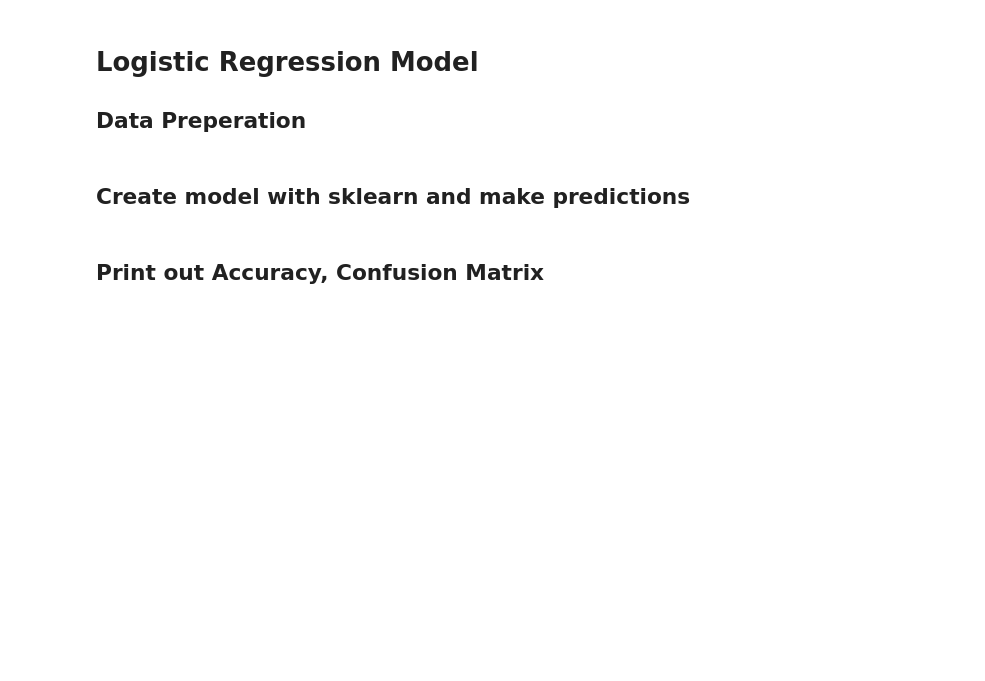
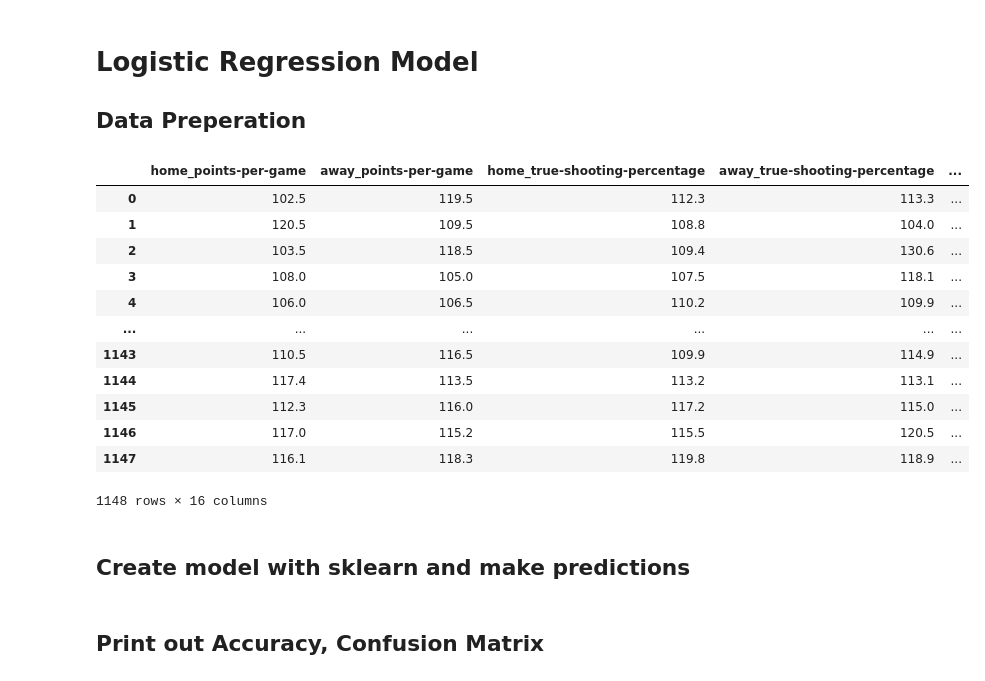
Before and after one commit to evangoldsmith/nba-regression, a Jupyter notebook: regression_model.ipynb, the cells around one changed output. Drawn from its saved outputs; the diff is of its cells as text; code cells hidden in the pictures; blank space fills up the shorter version.

```diff
--- a/regression_model.ipynb
+++ b/regression_model.ipynb
@@ -4,23 +4,39 @@
 # %%
 import pandas as pd
 import numpy as np
 from sklearn.model_selection import train_test_split
 from sklearn.preprocessing import StandardScaler
 
 # Filepath for CSV file with matchup data
-filename = 'data/full-22-23-matchups.csv'
+filename = 'matchups.csv'
 
 df = pd.read_csv(filename)
 
-X = df.drop(['Outcome', 'Game ID', 'Date', 'Home Team', 'Away Team'], axis=1)
-y = df['Outcome']
-ids = df['Game ID']
+X = df.drop(['outcome', 'id', 'date', 'home_team', 'away_team'], axis=1)
+y = df['outcome']
+ids = df['id']
 
 # Normalize the features
 scaler = StandardScaler()
 X_scaled = scaler.fit_transform(X)
 
 X_train, X_test, y_train, y_test, id_train, id_test = train_test_split(X_scaled, y, ids, test_size=0.2, shuffle=True)
+
+X
+# %% [output]
+|  | home_points-per-game | away_points-per-game | home_true-shooting-percentage | away_true-shooting-percentage | ... |
+| 0 | 102.5 | 119.5 | 112.3 | 113.3 | ... |
+| 1 | 120.5 | 109.5 | 108.8 | 104.0 | ... |
+| 2 | 103.5 | 118.5 | 109.4 | 130.6 | ... |
+| 3 | 108.0 | 105.0 | 107.5 | 118.1 | ... |
+| 4 | 106.0 | 106.5 | 110.2 | 109.9 | ... |
+| ... | ... | ... | ... | ... | ... |
+| 1143 | 110.5 | 116.5 | 109.9 | 114.9 | ... |
+| 1144 | 117.4 | 113.5 | 113.2 | 113.1 | ... |
+| 1145 | 112.3 | 116.0 | 117.2 | 115.0 | ... |
+| 1146 | 117.0 | 115.2 | 115.5 | 120.5 | ... |
+| 1147 | 116.1 | 118.3 | 119.8 | 118.9 | ... |
+1148 rows × 16 columns
 # %% [markdown]
 ## Create model with sklearn and make predictions
 # %%
```
Also changed, not shown: parts of 3 cells of this notebook.
